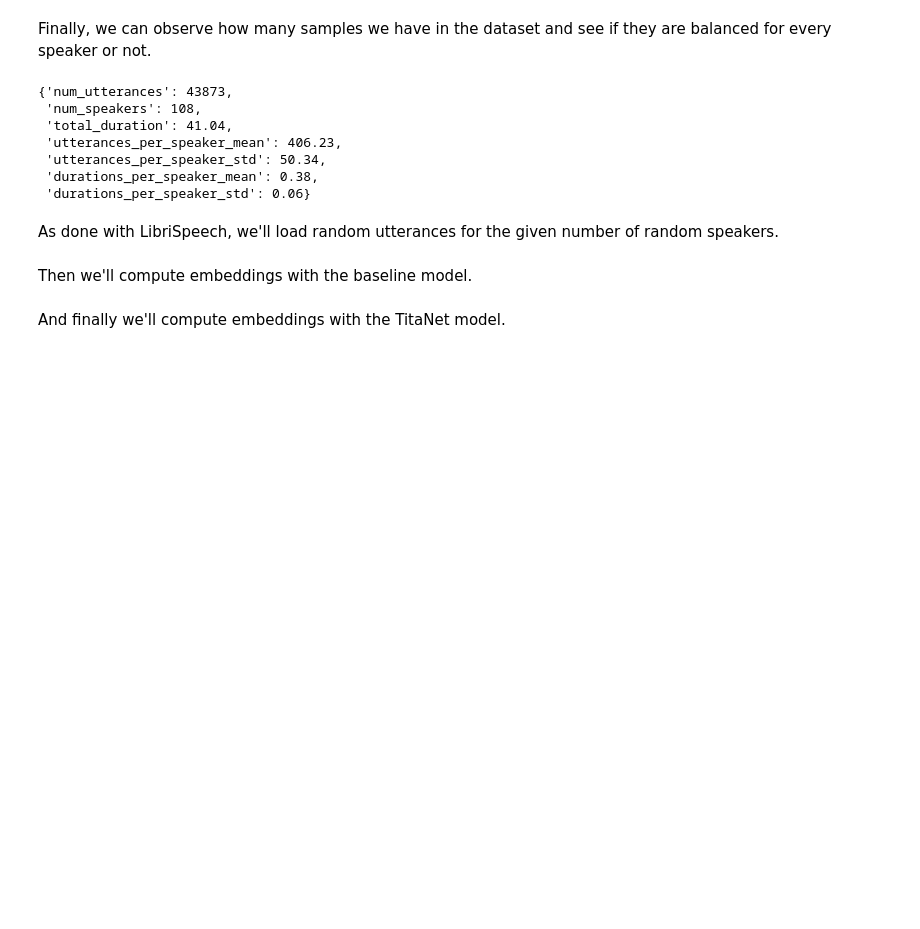
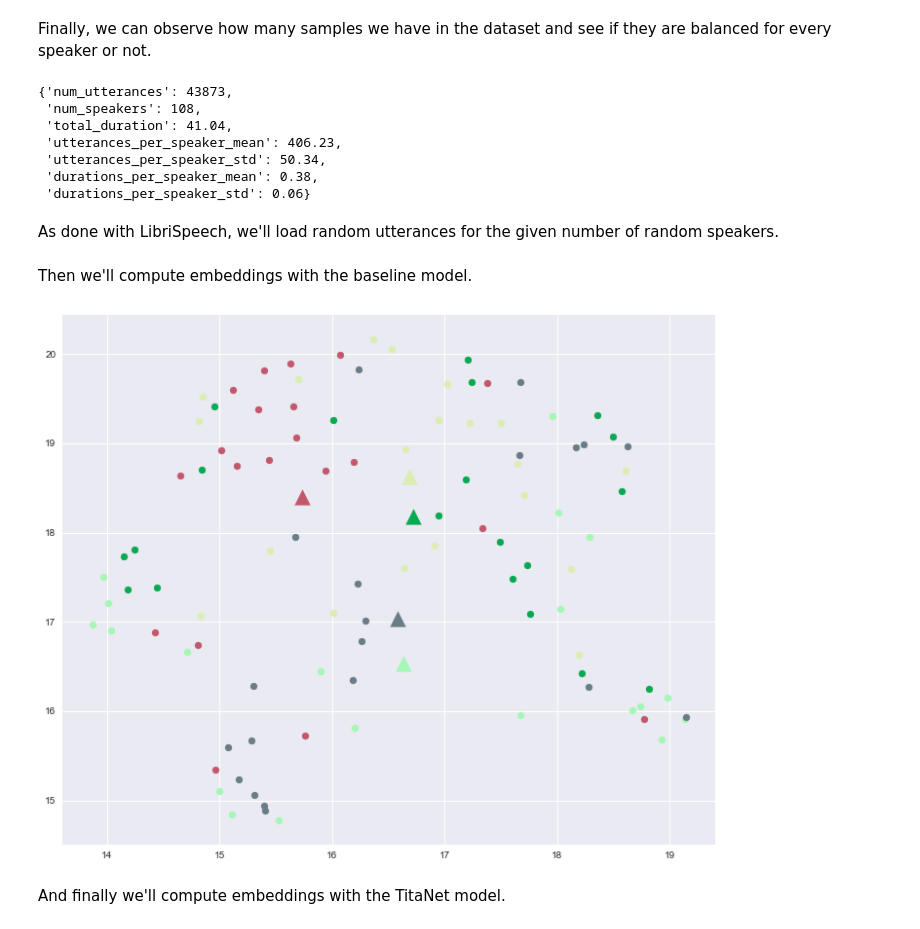
Before and after one commit to Wadaboa/titanet, a Jupyter notebook: titanet.ipynb, the cells around one changed output. Cells and saved outputs as stored; diff of their text form; code cells hidden in the pictures; blank space fills up the shorter version.

```diff
--- a/titanet.ipynb
+++ b/titanet.ipynb
@@ -487,13 +504,15 @@ Then we'll compute embeddings with the baseline model.
 # %%
 learn.infer(
     baseline_model,
     vctk_utterances,
     vctk_speakers,
     vctk_dataset,
-    reduction_method="svd",
-    figure_path='./results/vctk-baseline-test.png',
+    reduction_method=reduction_method,
+    figure_path=f'./results/vctk-baseline-{loss_type}-{reduction_method}.png',
     device=device,
 )
+# %% [output]
+[figure, added]
 # %% [markdown]
 And finally we'll compute embeddings with the TitaNet model.
 # %%
```
Also changed, not shown: parts of 24 cells of this notebook, 15 other files.
